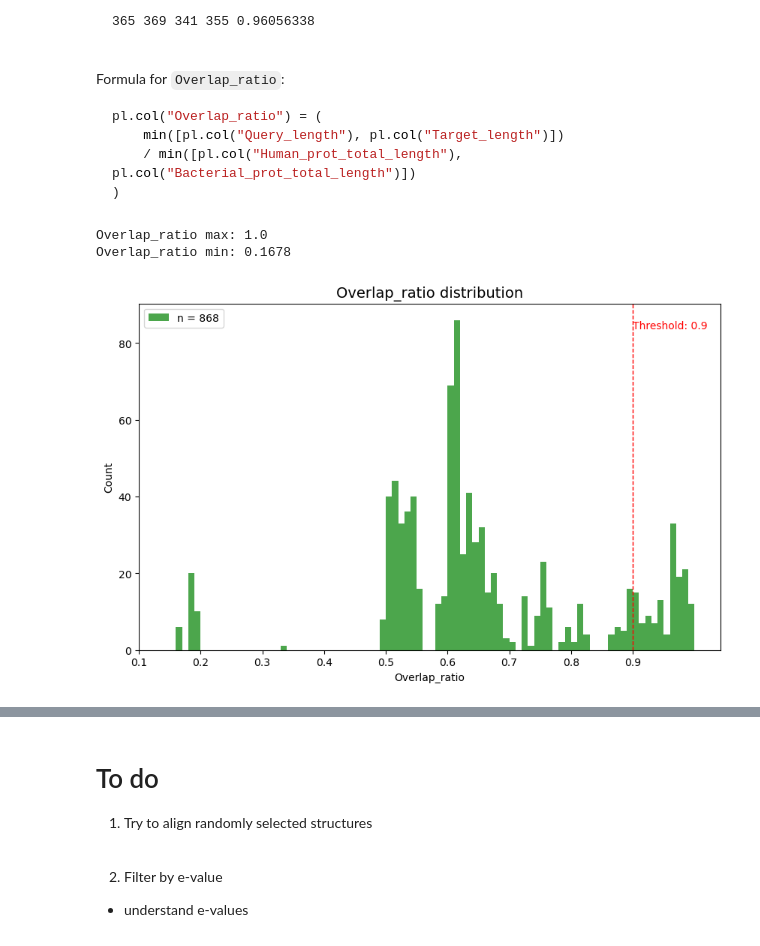
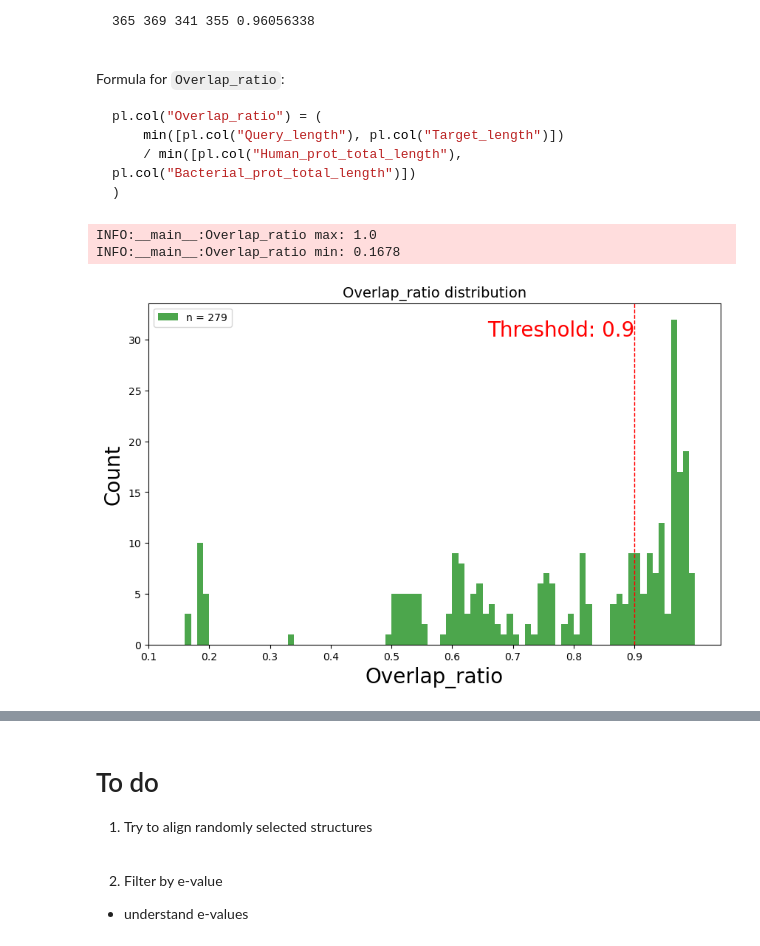
Before and after one commit to juliandeanmoran/BISSH, a Jupyter notebook: testing/explore_aJain_pipeline.ipynb, the cells around one changed output, grey strips where cells are left out. Drawn from its saved outputs; the diff is of its cells as text; code cells hidden in the pictures.

```diff
--- a/testing/explore_aJain_pipeline.ipynb
+++ b/testing/explore_aJain_pipeline.ipynb
@@ -120,8 +120,11 @@ args = {
     "data_file_gasdermin": f"{INSTALL_PATH}/data_sync/gasdermin/2025-07-26_gasdermin_annotated.tsv",
     "data_file_vipirin": f"{INSTALL_PATH}/data_sync/viperin/2025-07-26_viperin_annotated.tsv",
     "data_file_zorya": f"{INSTALL_PATH}/data_local/zorya/2025-07-27_zorya_annotated.tsv",
+    "col_pm_cluster_id": "cluster_id",
+    "col_pm_defProt_id": "defense_system_protein_id",
+    "col_pm_hsProt_id": "protein_id",
     "out_path": f"{INSTALL_PATH}/results/explore_aJain_iei_pipeline",
-    "var_name_lengthError": "Protein_length_error",
+    "var_name_lengthError": "Protein_length_difference",
     "threshold_lengthError": 0.05,
     "threshold_overlapRatio": 0.9
 }
@@ -393,7 +448,7 @@ def add_annotations(
     return df
 
 df_def_extra_metrics = add_annotations(
-    df=df_def_filtered,
+    df=df_def_unq_prot_matches,
     var_length_error=args["var_name_lengthError"]
 )
 
@@ -417,6 +472,6 @@ shape: (868, 72)
 # %%
 # ============================================================
-#                  Plot: Protein length error
+#               Plot: Protein length difference
 # ============================================================
 
 # PLot histogram of `Protein_length_error`
@@ -449,6 +504,7 @@ def plot_hist(
         ylabel: str = "Count",
         threshold: float = None,
         threshold_ann: str = None,
+        threshold_ann_side: str = "left",
         dims: Tuple[int, int] = (10, 6),
         out_path: str = None
 ) -> None:
@@ -503,7 +559,7 @@ def plot_hist(
         ax.axvline(x=threshold, color="red", linestyle="--", linewidth=1)
         if threshold_ann is None:
             threshold_ann = f"Threshold: {threshold}"
-        ax.text(threshold, ax.get_ylim()[1]*0.95, threshold_ann, color="red", ha="left", va="top", fontsize=axis_label_fontSize)
+        ax.text(threshold, ax.get_ylim()[1]*0.95, threshold_ann, color="red", ha=threshold_ann_side, va="top", fontsize=axis_label_fontSize)
 
     if out_path is not None:
         out_plot(figure=fig, out_path=out_path, svg=True, png_dpi=1080)
@@ -518,6 +574,7 @@ plot_hist(
     title=f"{args['var_name_lengthError']} distribution",
     xlabel=args["var_name_lengthError"],
     out_path=f"{args['out_path']}/hist_{args['var_name_lengthError']}",
-    threshold=args["threshold_lengthError"]
+    threshold=args["threshold_lengthError"],
+    axis_label_fontSize=20,
 )
 # %% [output]
@@ -549,23 +606,25 @@ pl.col("Overlap_ratio") = (
 # %%
 # ============================================================
 #                   Plot: Overlap ratio
 # ============================================================
 
 plot_hist(
     df=df_def_extra_metrics,
     col_name="Overlap_ratio",
     colour="green",
     tick_interval=0.1,
     bin_width=0.01,
     title=f"Overlap_ratio distribution",
     xlabel="Overlap_ratio",
+    axis_label_fontSize=20,
     out_path=f"{args['out_path']}/hist_Overlap_ratio",
-    threshold=args["threshold_overlapRatio"]
+    threshold=args["threshold_overlapRatio"],
+    threshold_ann_side="right"
 )
 # %% [output]
-Overlap_ratio max: 1.0
-Overlap_ratio min: 0.1678
+INFO:__main__:Overlap_ratio max: 1.0
+INFO:__main__:Overlap_ratio min: 0.1678
-[figure, old version]
+[figure, new version]
 # %%
 # ============================================================
 #                   Filter by extra metrics
```
Also changed, not shown: parts of 8 cells of this notebook, 11 other files.
